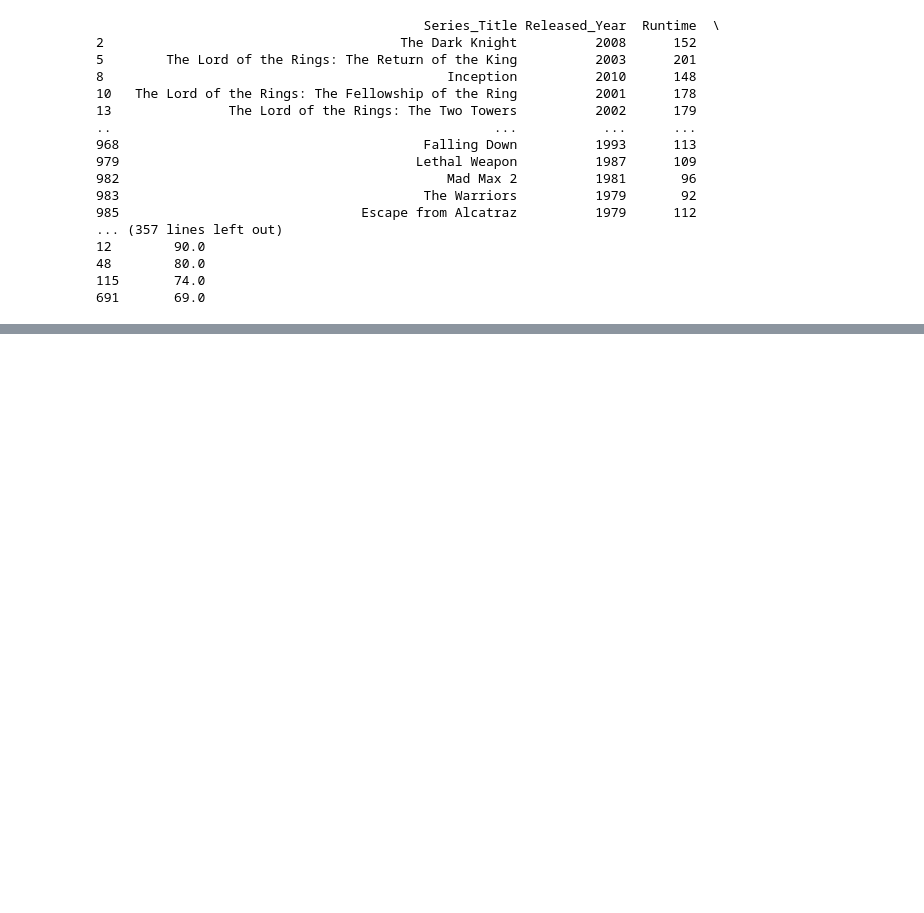
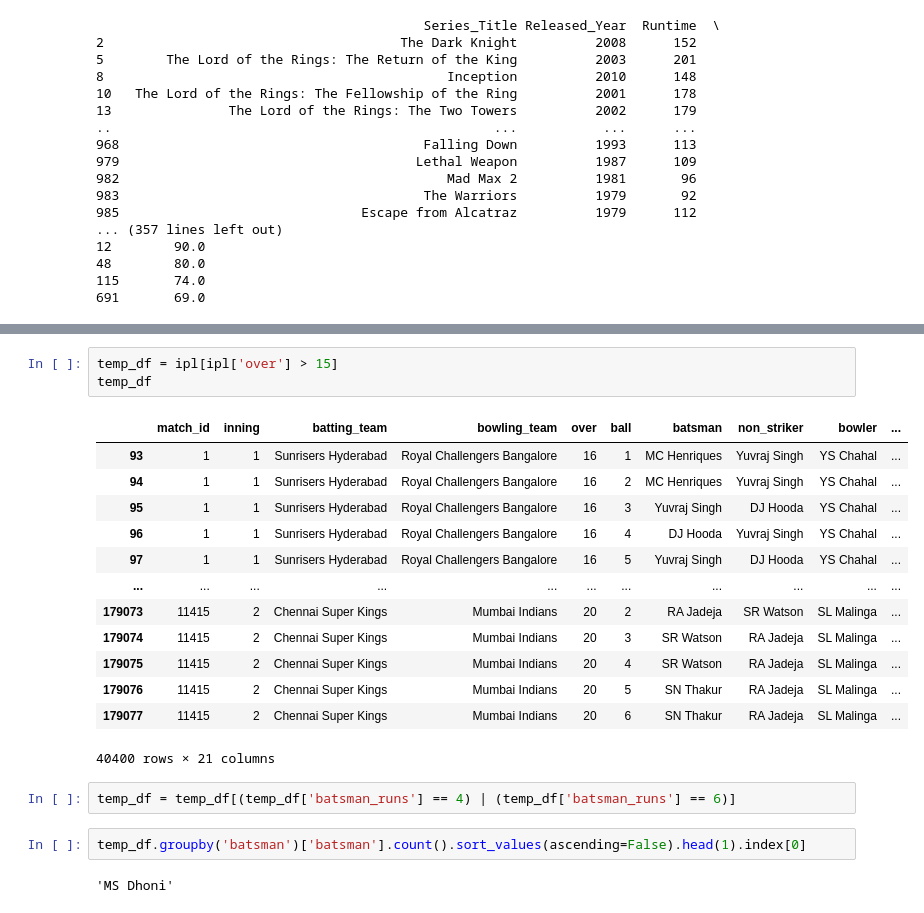
Before and after one commit to jyotirangu/DataScience, a Jupyter notebook: 12_Pandas/7_Groupby_object.ipynb, the cells around one changed output, grey strips where cells are left out. Saved outputs shown, nothing was run; the diff lists cells and outputs as text; blank space fills up the shorter version.

```diff
--- a/12_Pandas/7_Groupby_object.ipynb
+++ b/12_Pandas/7_Groupby_object.ipynb
@@ -471,0 +651,23 @@ for group,data in genres:
+# %%
+temp_df = ipl[ipl['over'] > 15]
+temp_df
+# %% [output]
+|  | match_id | inning | batting_team | bowling_team | over | ball | batsman | non_striker | bowler | ... |
+| 93 | 1 | 1 | Sunrisers Hyderabad | Royal Challengers Bangalore | 16 | 1 | MC Henriques | Yuvraj Singh | YS Chahal | ... |
+| 94 | 1 | 1 | Sunrisers Hyderabad | Royal Challengers Bangalore | 16 | 2 | MC Henriques | Yuvraj Singh | YS Chahal | ... |
+| 95 | 1 | 1 | Sunrisers Hyderabad | Royal Challengers Bangalore | 16 | 3 | Yuvraj Singh | DJ Hooda | YS Chahal | ... |
+| 96 | 1 | 1 | Sunrisers Hyderabad | Royal Challengers Bangalore | 16 | 4 | DJ Hooda | Yuvraj Singh | YS Chahal | ... |
+| 97 | 1 | 1 | Sunrisers Hyderabad | Royal Challengers Bangalore | 16 | 5 | Yuvraj Singh | DJ Hooda | YS Chahal | ... |
+| ... | ... | ... | ... | ... | ... | ... | ... | ... | ... | ... |
+| 179073 | 11415 | 2 | Chennai Super Kings | Mumbai Indians | 20 | 2 | RA Jadeja | SR Watson | SL Malinga | ... |
+| 179074 | 11415 | 2 | Chennai Super Kings | Mumbai Indians | 20 | 3 | SR Watson | RA Jadeja | SL Malinga | ... |
+| 179075 | 11415 | 2 | Chennai Super Kings | Mumbai Indians | 20 | 4 | SR Watson | RA Jadeja | SL Malinga | ... |
+| 179076 | 11415 | 2 | Chennai Super Kings | Mumbai Indians | 20 | 5 | SN Thakur | RA Jadeja | SL Malinga | ... |
+| 179077 | 11415 | 2 | Chennai Super Kings | Mumbai Indians | 20 | 6 | SN Thakur | RA Jadeja | SL Malinga | ... |
+40400 rows × 21 columns
+# %%
+temp_df = temp_df[(temp_df['batsman_runs'] == 4) | (temp_df['batsman_runs'] == 6)]
+# %%
+temp_df.groupby('batsman')['batsman'].count().sort_values(ascending=False).head(1).index[0]
+# %% [output]
+'MS Dhoni'
```
Also changed, not shown: parts of 26 cells of this notebook.
